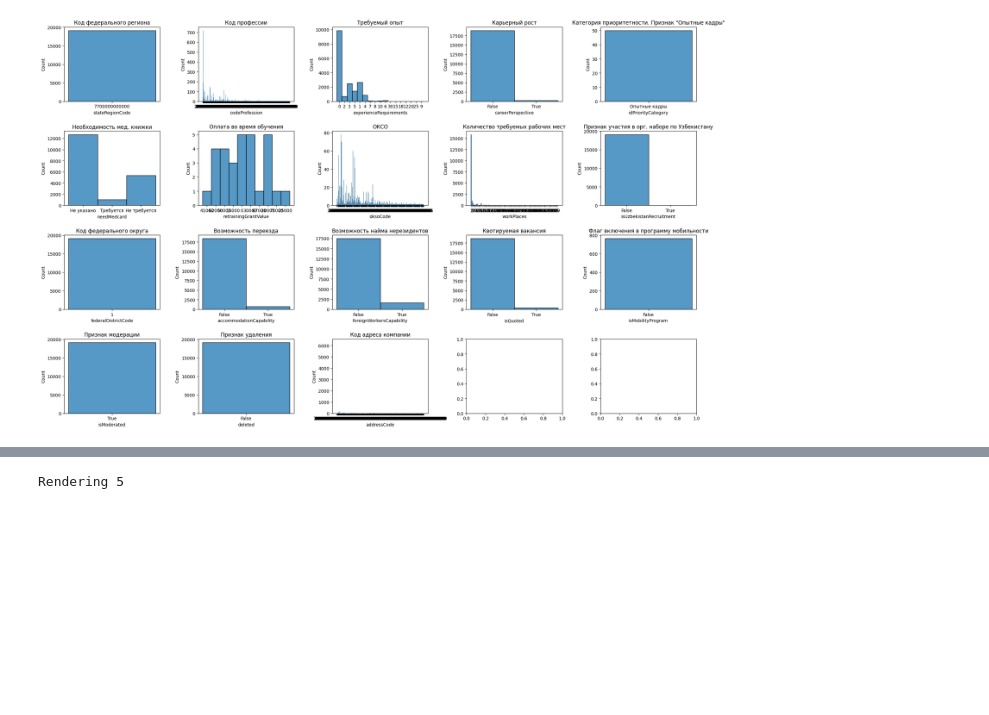
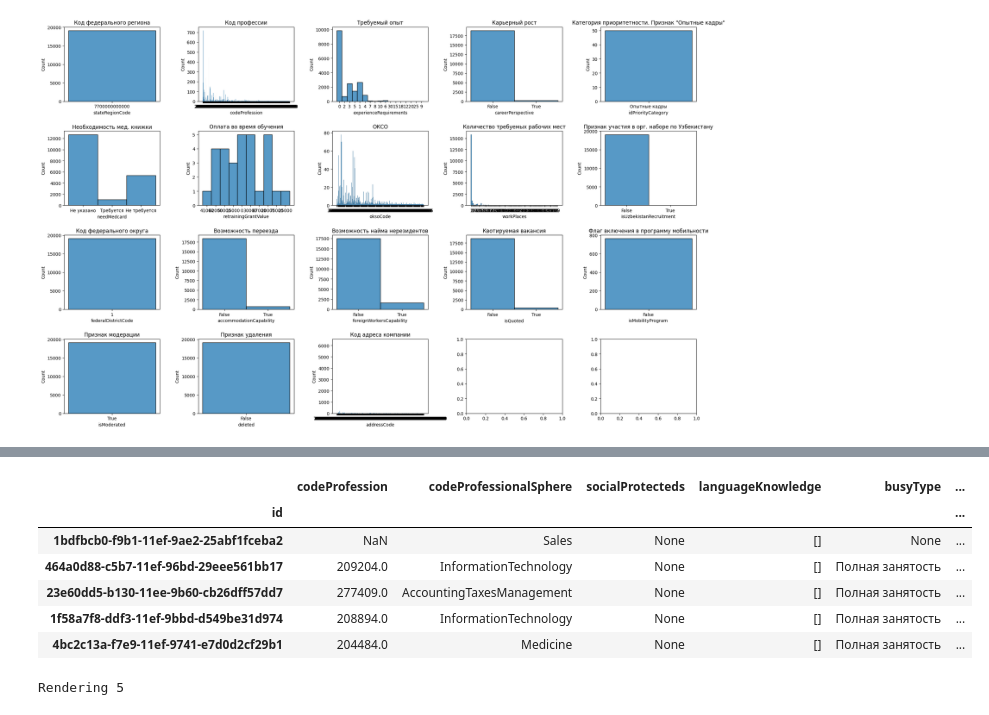
Before and after one commit to catlilface/diploma, a Jupyter notebook: eda.ipynb, the cells around one changed output, grey strips where cells are left out. Saved outputs shown, nothing was run; the diff lists cells and outputs as text; code cells hidden in the pictures; blank space fills up the shorter version.

```diff
--- a/eda.ipynb
+++ b/eda.ipynb
@@ -54,0 +98,2 @@ Rendering 18
+# %%
+clean_vacancies_df.set_index('id', inplace=True)
@@ -54,0 +122,7 @@ Rendering 18
+# %%
+clean_vacancies_df = clean_vacancies_df.drop(['requiredСertificates', 'retrainingСondition', 'industryBranchName', 'benefitDetails'], axis=1)
+# %%
+clean_vacancies_df = clean_vacancies_df.drop(['salary', 'codeExternalSystem'], axis=1)
+# %%
+clean_vacancies_df.codeProfession = pd.to_numeric(clean_vacancies_df.codeProfession)
+clean_vacancies_df.workPlaces = pd.to_numeric(clean_vacancies_df.workPlaces)
@@ -55,3 +140,13 @@ Rendering 18
+# %%
+clean_vacancies_df.head()
+# %% [output]
+|  | codeProfession | codeProfessionalSphere | socialProtecteds | languageKnowledge | busyType | ... |
+| id |  |  |  |  |  | ... |
+| 1bdfbcb0-f9b1-11ef-9ae2-25abf1fceba2 | NaN | Sales | None | [] | None | ... |
+| 464a0d88-c5b7-11ef-96bd-29eee561bb17 | 209204.0 | InformationTechnology | None | [] | Полная занятость | ... |
+| 23e60dd5-b130-11ee-9b60-cb26dff57dd7 | 277409.0 | AccountingTaxesManagement | None | [] | Полная занятость | ... |
+| 1f58a7f8-ddf3-11ef-9bbd-d549be31d974 | 208894.0 | InformationTechnology | None | [] | Полная занятость | ... |
+| 4bc2c13a-f7e9-11ef-9741-e7d0d2cf29b1 | 204484.0 | Medicine | None | [] | Полная занятость | ... |
 # %%
 fig, axs = plt.subplots(2, 3, figsize=(26,16))
 plt.subplots_adjust(wspace=0.4, hspace=0.4)
```
Also changed, not shown: parts of 10 cells of this notebook, 3 other files.
